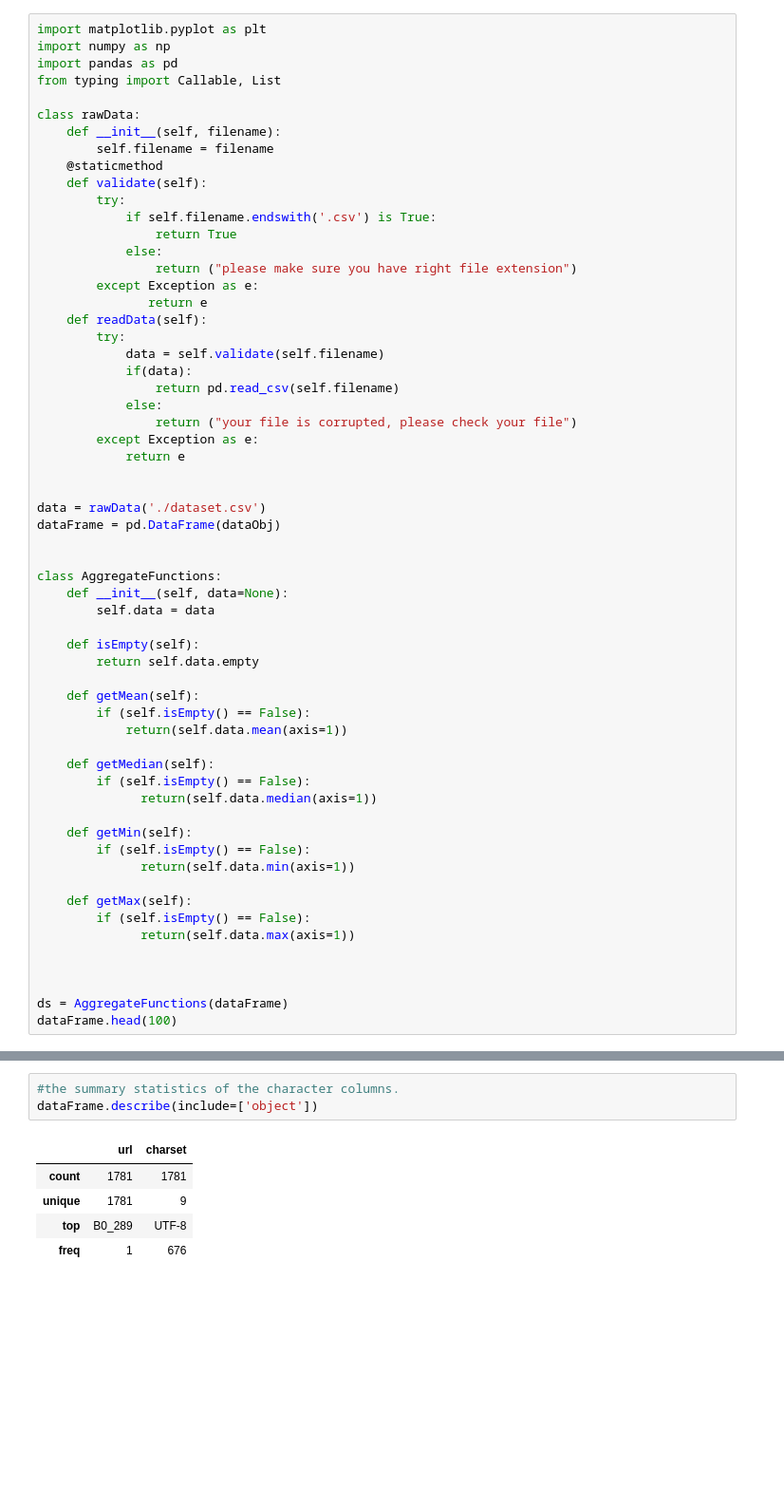
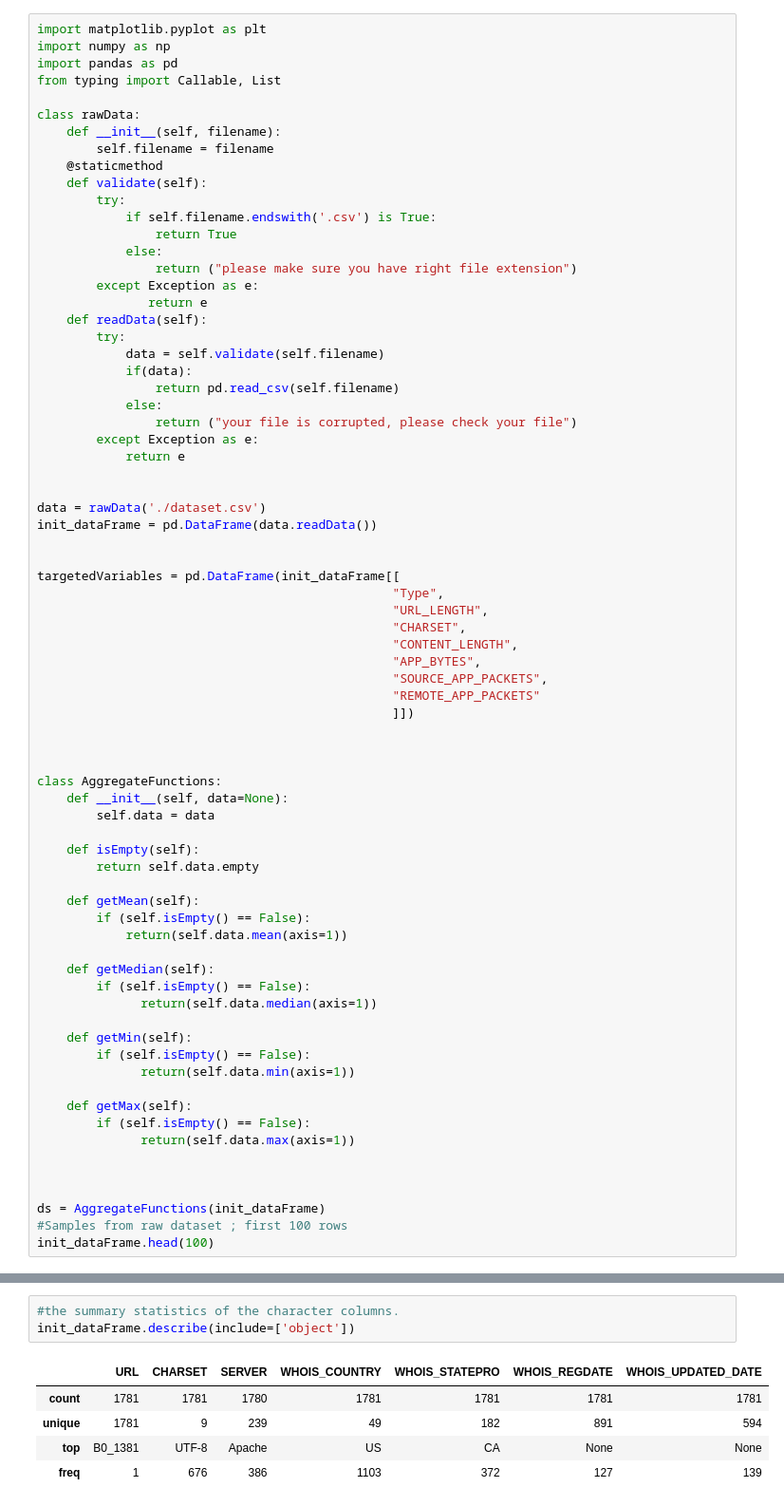
Before and after one commit to francose/maliciousWebSiteAnalysis, a Jupyter notebook: analysisMaliciousWebsites.ipynb, the cells around one changed output, grey strips where cells are left out. Shown: that part at 95% size. Drawn from its saved outputs; the diff is of its cells as text; blank space fills up the shorter version.

```diff
--- a/analysisMaliciousWebsites.ipynb
+++ b/analysisMaliciousWebsites.ipynb
@@ -47,7 +68,19 @@ class rawData:
 
 
 data = rawData('./dataset.csv')
-dataFrame = pd.DataFrame(dataObj)
+init_dataFrame = pd.DataFrame(data.readData())
+
+
+targetedVariables = pd.DataFrame(init_dataFrame[[
+                                                "Type",
+                                                "URL_LENGTH",
+                                                "CHARSET",
+                                                "CONTENT_LENGTH",
+                                                "APP_BYTES",
+                                                "SOURCE_APP_PACKETS",
+                                                "REMOTE_APP_PACKETS"
+                                                ]])
+
 
 
 class AggregateFunctions:
@@ -75,6 +108,7 @@ class AggregateFunctions:
 
 
 
-ds = AggregateFunctions(dataFrame)
-dataFrame.head(100)
+ds = AggregateFunctions(init_dataFrame)
+#Samples from raw dataset ; first 100 rows
+init_dataFrame.head(100)
 # %% [output]
@@ -98,9 +145,9 @@ dataFrame.head(100)
 # %%
 #the summary statistics of the character columns.
-dataFrame.describe(include=['object'])
+init_dataFrame.describe(include=['object'])
 # %% [output]
-|  | url | charset |
-| count | 1781 | 1781 |
-| unique | 1781 | 9 |
-| top | B0_289 | UTF-8 |
-| freq | 1 | 676 |
+|  | URL | CHARSET | SERVER | WHOIS_COUNTRY | WHOIS_STATEPRO | WHOIS_REGDATE | WHOIS_UPDATED_DATE |
+| count | 1781 | 1781 | 1780 | 1781 | 1781 | 1781 | 1781 |
+| unique | 1781 | 9 | 239 | 49 | 182 | 891 | 594 |
+| top | B0_1381 | UTF-8 | Apache | US | CA | None | None |
+| freq | 1 | 676 | 386 | 1103 | 372 | 127 | 139 |
```
Also changed, not shown: parts of 9 cells of this notebook.
